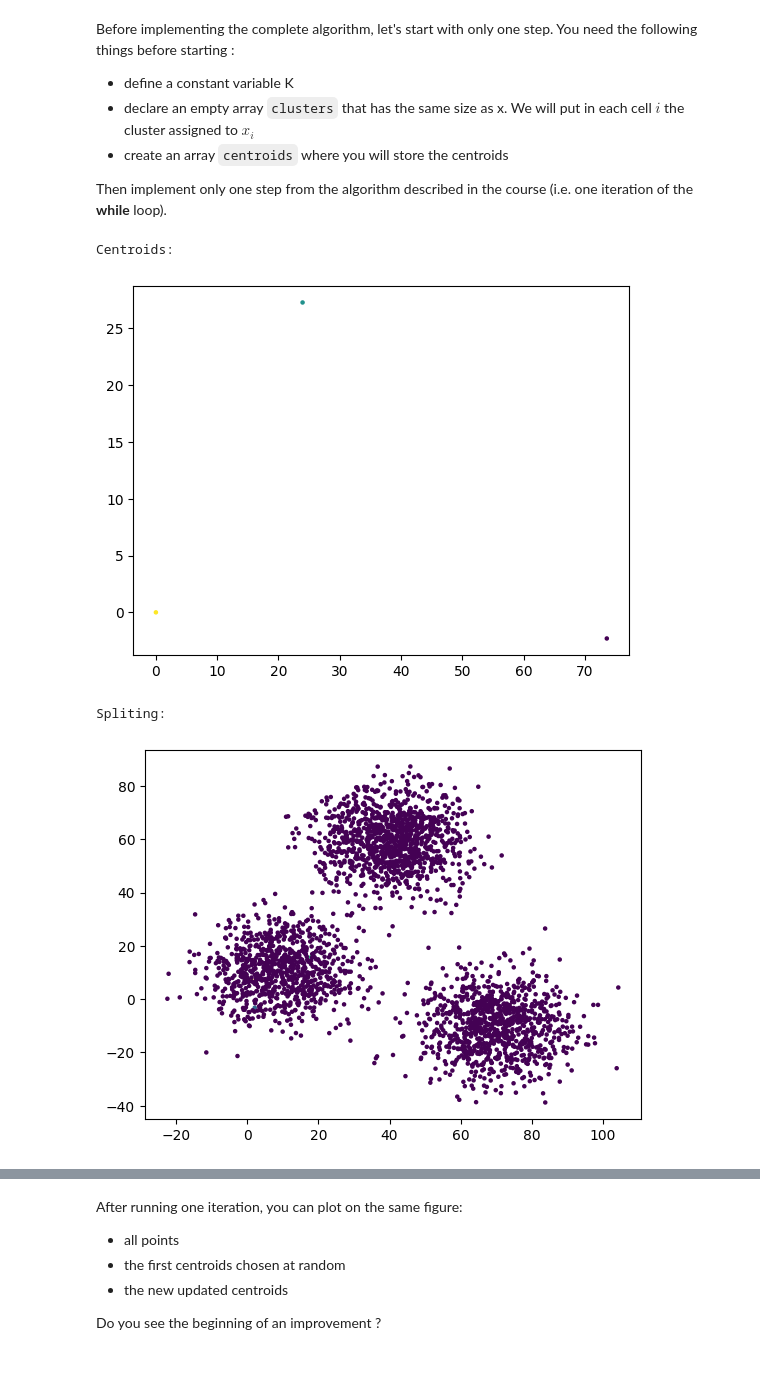
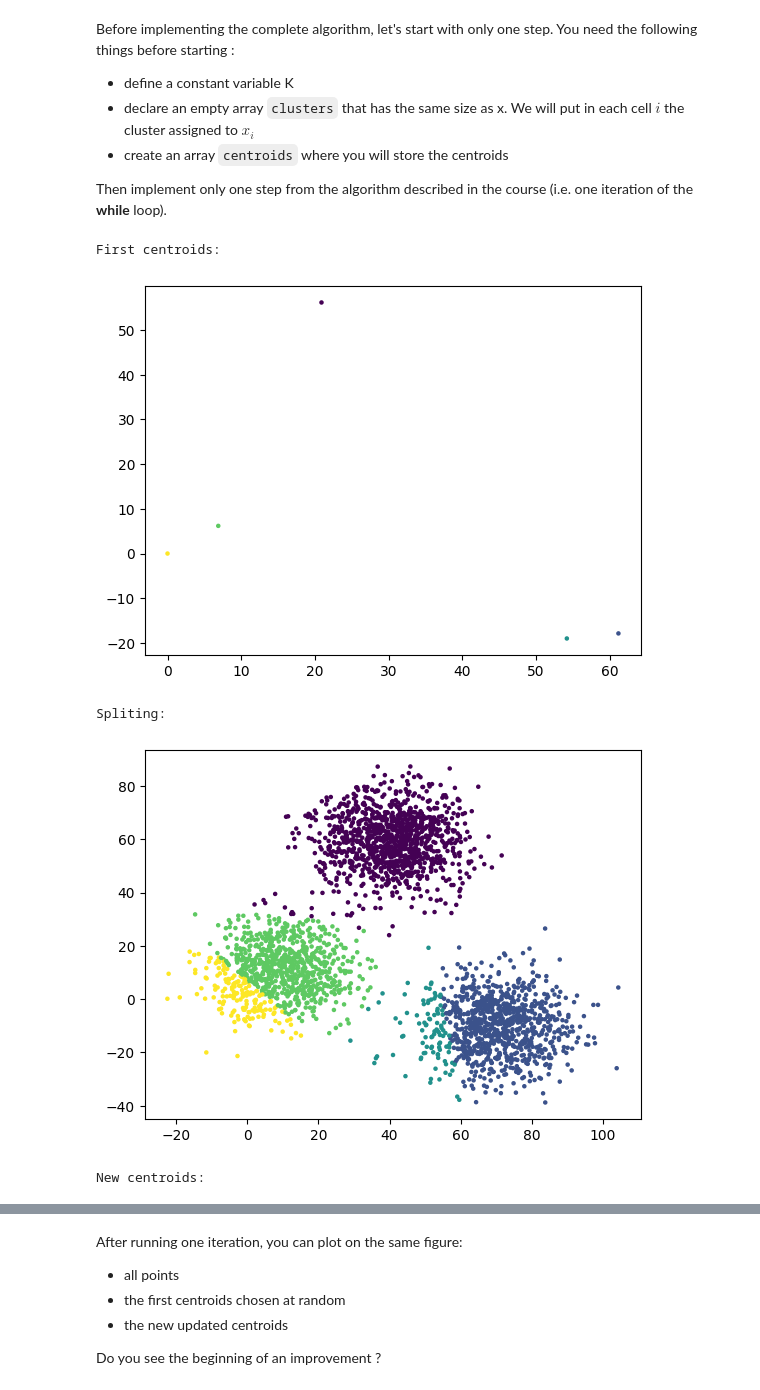
Before and after one commit to TeddySabatier/MachineLearningTSE, a Jupyter notebook: session-5/session-5/session-5.ipynb, the cells around one changed output, grey strips where cells are left out. Saved outputs shown, nothing was run; the diff lists cells and outputs as text; code cells hidden in the pictures.

```diff
--- a/session-5/session-5/session-5.ipynb
+++ b/session-5/session-5/session-5.ipynb
@@ -338,35 +338,38 @@ Then implement only one step from the algorithm described in the course (i.e. on
 # %%
 import random
 import matplotlib.pyplot as plt
 
-K=3
+K=5
 clusters=[0]*len(x)
 centroids=[[0,0]]*K
 for i in range(0,K-1):
     point=random.randrange(len(x))
     centroids[i]=[x[point],y[point]]
 clusterPrevious=[1]*len(x)
-print("Centroids:")
+print("First centroids:")
 plt.scatter(np.array(centroids)[:,0],np.array(centroids)[:,1], c=range(0,K), s=5)
 plt.show()
-while(clusters!=clusterPrevious):
-    clusterPrevious=clusters
-    for i in range(0,len(x)):
-        distances=[0]*K
-        for u in range(0,K):
-            distances[u]=distance([x[i],y[i]],centroids[u])
-        distMin=np.amin(distances)
-        for u in range(0,K):
-            if(distances[u]==distMin):
-                clusters[u]=u+1
-    centroids[0]=somme(x,y,clusters,1)
-    centroids[1]=somme(x,y,clusters,2)
-    centroids[2]=somme(x,y,clusters,3)
+
+clusterPrevious=clusters
+for i in range(0,len(x)):
+    distances=[0]*K
+    for u in range(0,K):
+        distances[u]=distance([x[i],y[i]],centroids[u])
+    distMin=np.amin(distances)
+    for u in range(0,K):
+        if(distances[u]==distMin):
+            clusters[i]=u+1
+for u in range(0,K):
+    centroids[u]=somme(x,y,clusters,u+1)
 print("Spliting:")
 plt.scatter(x,y, c=clusters, s=5)
 plt.show()
+print("New centroids:")
+plt.scatter(np.array(centroids)[:,0],np.array(centroids)[:,1], c=range(0,K), s=5)
+plt.show()
 # %% [output]
-Centroids:
+First centroids:
-[figure, old version]
+[figure, new version]
 Spliting:
-[figure, old version]
+[figure, new version]
+New centroids:
```
Also changed, not shown: parts of 11 cells of this notebook, 1 other file.
